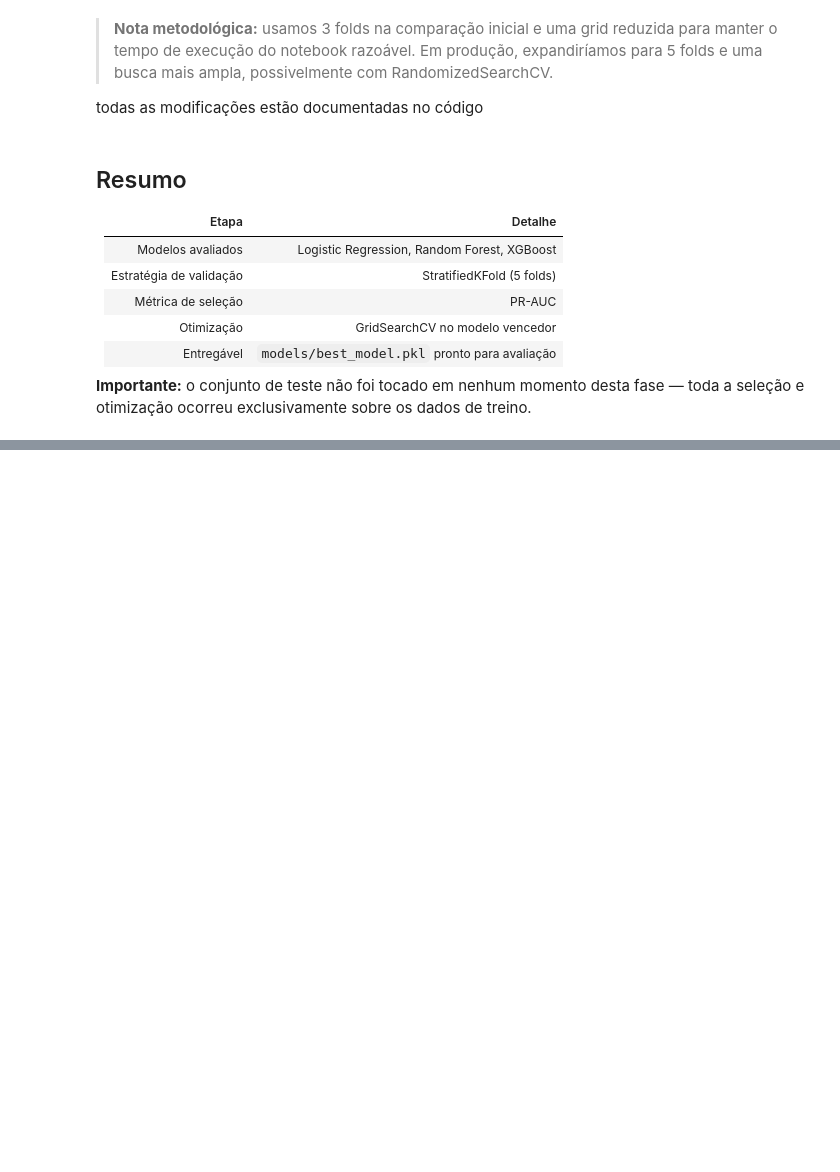
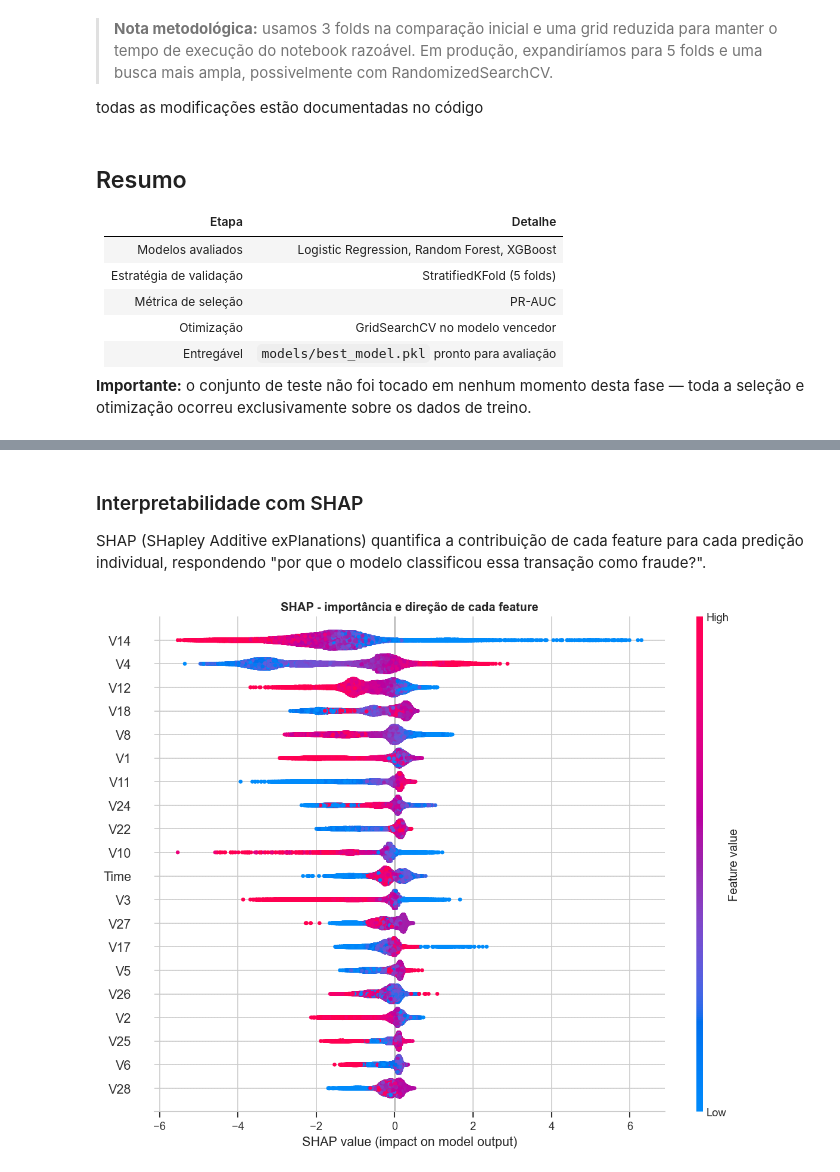
Before and after one commit to jaoalmirante/fraud-detection-ml, a Jupyter notebook: notebooks/fraud_detection.ipynb, the cells around one changed output, grey strips where cells are left out. Drawn from its saved outputs; the diff is of its cells as text; code cells hidden in the pictures; blank space fills up the shorter version.

```diff
--- a/notebooks/fraud_detection.ipynb
+++ b/notebooks/fraud_detection.ipynb
@@ -797,0 +1001,39 @@ sobre os dados de treino.
+# %% [markdown]
+### Interpretabilidade com SHAP
+
+SHAP (SHapley Additive exPlanations) quantifica a contribuição de cada
+feature para cada predição individual, respondendo "por que o modelo
+classificou essa transação como fraude?".
+# %%
+# extrair o modelo XGBoost de dentro do pipeline para SHAP
+xgb_model = final_pipeline.named_steps['model']
+
+# transformar X_test pelo preprocessor do pipeline (sem o SMOTE e o modelo)
+preprocessor = final_pipeline.named_steps['preprocessor']
+X_test_transformed = preprocessor.transform(X_test)
+
+# recupera nomes das features após ColumnTransformer
+scaled_features = SCALE_FEATURES
+passthrough_features = [col for col in X_train.columns if col not in SCALE_FEATURES]
+feature_names = scaled_features + passthrough_features
+
+# calcula os SHAP values
+explainer = shap.TreeExplainer(xgb_model)
+shap_values = explainer.shap_values(X_test_transformed)
+
+# sumary plot
+plt.figure(figsize=(10, 8))
+shap.summary_plot(
+    shap_values,
+    X_test_transformed,
+    feature_names=feature_names,
+    show=False,
+    plot_size=None
+)
+plt.title('SHAP - importância e direção de cada feature', fontweight='bold')
+plt.tight_layout()
+plt.savefig('../reports/figures/shap_summary.png',
+            dpi=150, bbox_inches='tight')
+plt.show()
+# %% [output]
+[figure, added]
```
Also changed, not shown: parts of 9 cells of this notebook, 5 other files.
